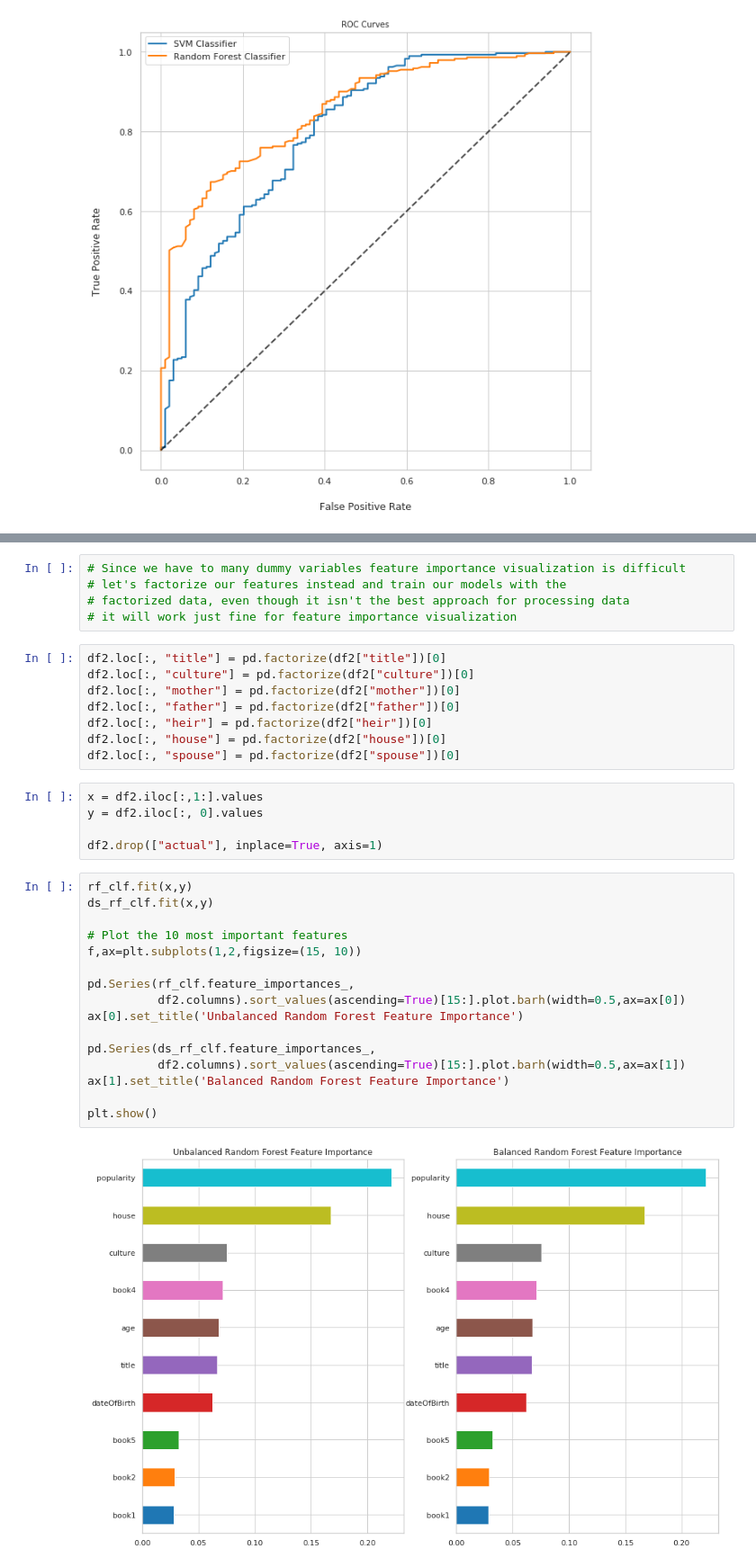
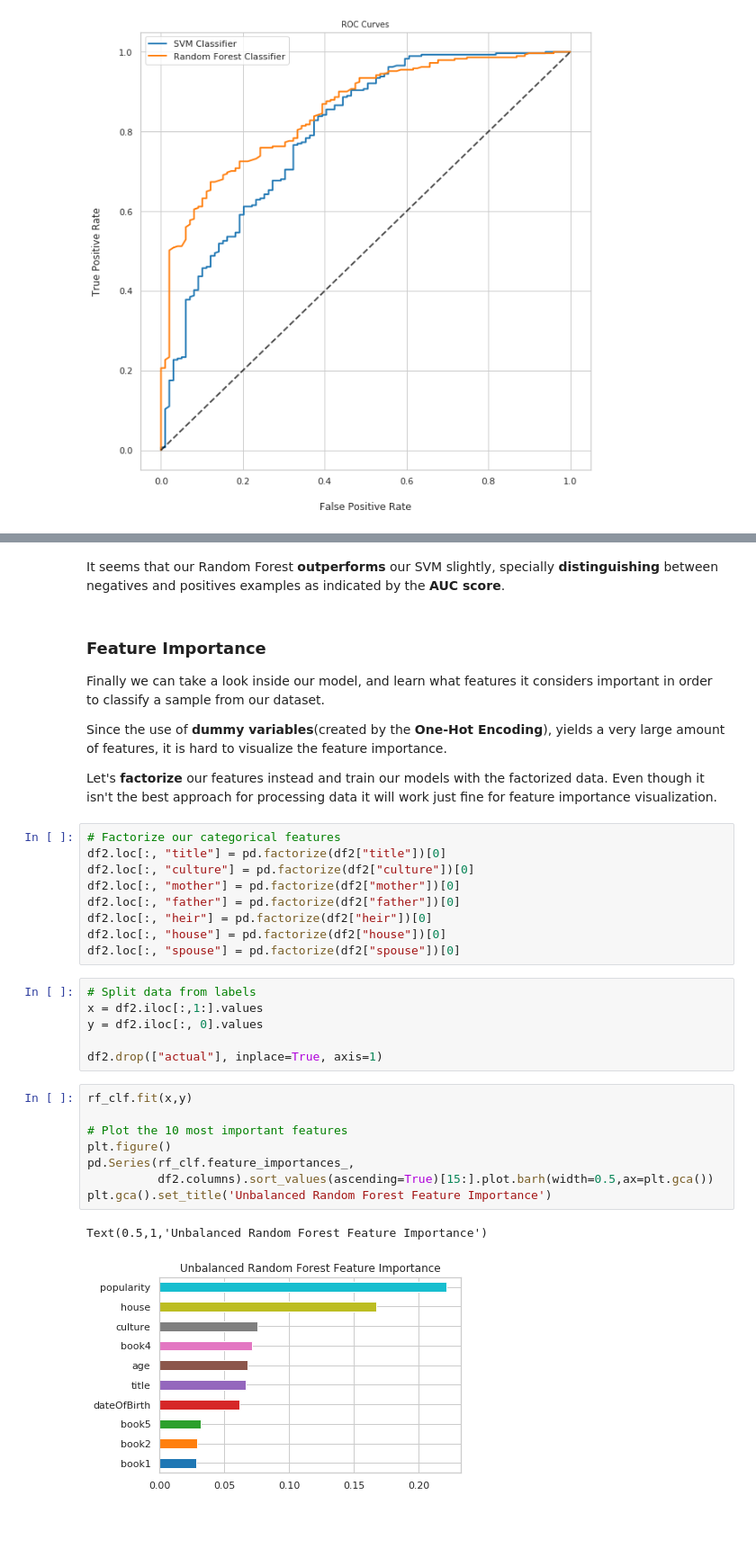
Before and after one commit to dvd42/GOT-Death-Prediction, a Jupyter notebook: got_death_predictions.ipynb, the cells around one changed output, grey strips where cells are left out. Shown at 90% size. Drawn from its saved outputs; the diff is of its cells as text; blank space fills up the shorter version.

```diff
--- a/got_death_predictions.ipynb
+++ b/got_death_predictions.ipynb
@@ -417,9 +475,15 @@ AUC score: 0.82
-# %%
-# Since we have to many dummy variables feature importance visualization is difficult
-# let's factorize our features instead and train our models with the
-# factorized data, even though it isn't the best approach for processing data
-# it will work just fine for feature importance visualization
+# %% [markdown]
+It seems that our Random Forest **outperforms** our SVM slightly, specially **distinguishing** between negatives and positives examples as indicated by the **AUC score**.
+# %% [markdown]
+### Feature Importance
+
+Finally we can take a look inside our model, and learn what features it considers important in order to classify a sample from our dataset.
+
+Since the use of **dummy variables**(created by the **One-Hot Encoding**), yields a very large amount of features, it is hard to visualize the feature importance.
+
+Let's **factorize** our features instead and train our models with the factorized data. Even though it isn't the best approach for processing data it will work just fine for feature importance visualization.
 # %%
+# Factorize our categorical features
 df2.loc[:, "title"] = pd.factorize(df2["title"])[0]
 df2.loc[:, "culture"] = pd.factorize(df2["culture"])[0]
 df2.loc[:, "mother"] = pd.factorize(df2["mother"])[0]
@@ -428,25 +492,19 @@ df2.loc[:, "heir"] = pd.factorize(df2["heir"])[0]
 df2.loc[:, "house"] = pd.factorize(df2["house"])[0]
 df2.loc[:, "spouse"] = pd.factorize(df2["spouse"])[0]
 # %%
+# Split data from labels
 x = df2.iloc[:,1:].values
 y = df2.iloc[:, 0].values
 
 df2.drop(["actual"], inplace=True, axis=1)
 # %%
 rf_clf.fit(x,y)
-ds_rf_clf.fit(x,y)
 
 # Plot the 10 most important features
-f,ax=plt.subplots(1,2,figsize=(15, 10))
-
+plt.figure()
 pd.Series(rf_clf.feature_importances_,
-          df2.columns).sort_values(ascending=True)[15:].plot.barh(width=0.5,ax=ax[0])
-ax[0].set_title('Unbalanced Random Forest Feature Importance')
-
-pd.Series(ds_rf_clf.feature_importances_,
-          df2.columns).sort_values(ascending=True)[15:].plot.barh(width=0.5,ax=ax[1])
-ax[1].set_title('Balanced Random Forest Feature Importance')
-
-plt.show()
+          df2.columns).sort_values(ascending=True)[15:].plot.barh(width=0.5,ax=plt.gca())
+plt.gca().set_title('Unbalanced Random Forest Feature Importance')
 # %% [output]
+Text(0.5,1,'Unbalanced Random Forest Feature Importance')
-[figure, old version]
+[figure, new version]
```
Also changed, not shown: parts of 78 cells of this notebook, 6 other files.
